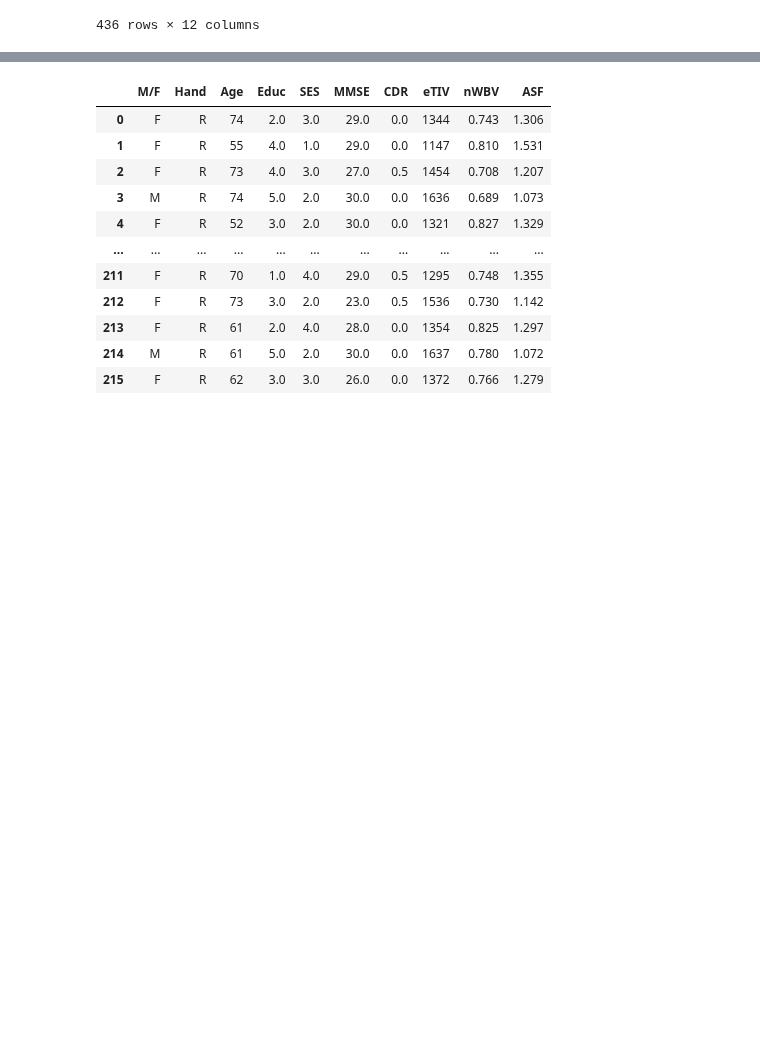
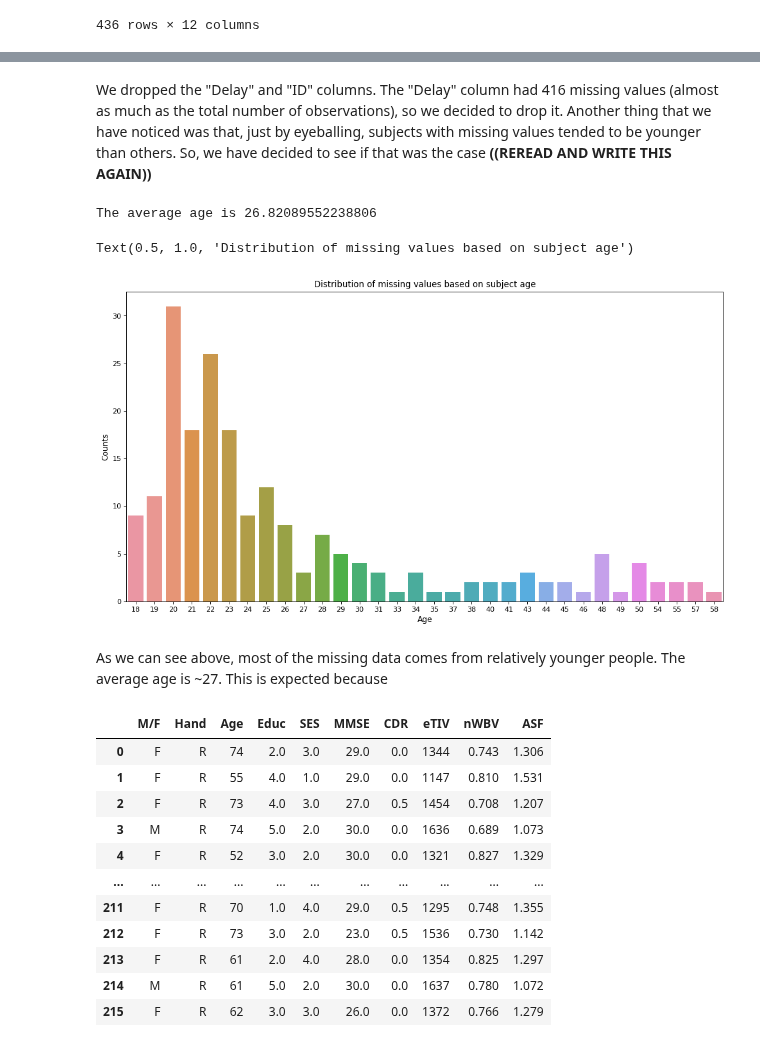
Before and after one commit to Gauss-x/Alzheimer-s-Analysis, a Jupyter notebook: main.ipynb, the cells around one changed output, grey strips where cells are left out. Drawn from its saved outputs; the diff is of its cells as text; code cells hidden in the pictures; blank space fills up the shorter version.

```diff
--- a/main.ipynb
+++ b/main.ipynb
@@ -119,3 +110,29 @@ df_long
+# %% [markdown]
+We dropped the "Delay" and "ID" columns. The "Delay" column had 416 missing values (almost as much as the total number of observations), so we decided to drop it. Another thing that we have noticed was that, just by eyeballing, subjects with missing values tended to be younger than others. So, we have decided to see if that was the case **((REREAD AND WRITE THIS AGAIN))**
+# %%
+#Ages of subject's with missing values
+nang = df_cross[df_cross['Educ'].isna() == True]['Age'].value_counts()
+
+#Find the average age of subject's with missing values
+total = 0
+for idx, val in nang.iteritems():
+    total = total + idx*val
+m = total/sum(nang.values)
+print('The average age is', m)
+
+
+figure(figsize=(15, 8), dpi=80)
+
+sns.barplot(x = nang.index, y = nang.values)
+plt.xlabel('Age', fontsize = 11)
+plt.ylabel('Counts', fontsize = 11)
+plt.title('Distribution of missing values based on subject age')
+# %% [output]
+The average age is 26.82089552238806
+Text(0.5, 1.0, 'Distribution of missing values based on subject age')
+[figure, added]
+# %% [markdown]
+As we can see above, most of the missing data comes from relatively younger people. The average age is ~27. This is expected because
 # %%
 #remove rows with missing values
 
```
Also changed, not shown: parts of 19 cells of this notebook.
